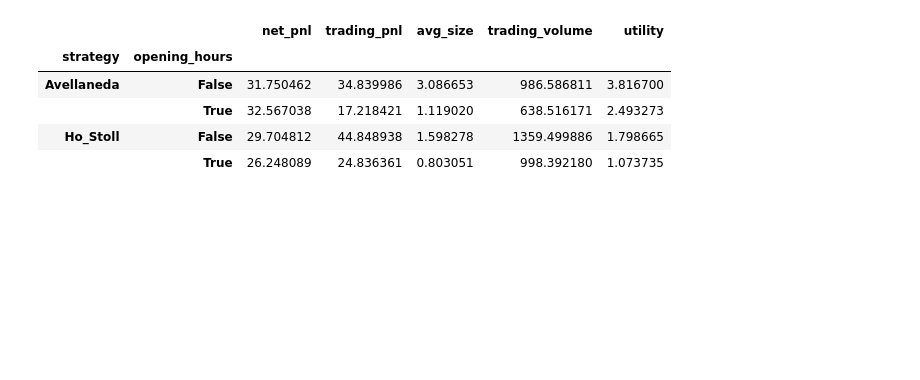
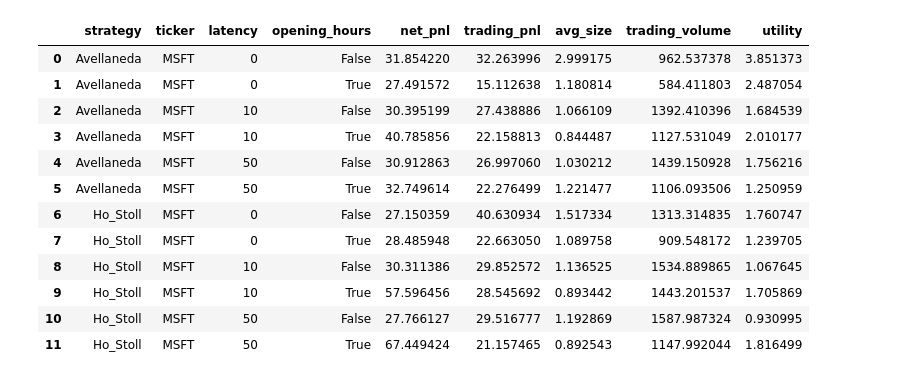
Before and after one commit to singhnam23/market-making-simulator, a Jupyter notebook: notebooks/summary_statistics.ipynb, the cells around one changed output. Cells and saved outputs as stored; diff of their text form; code cells hidden in the pictures; blank space fills up the shorter version.

```diff
--- a/notebooks/summary_statistics.ipynb
+++ b/notebooks/summary_statistics.ipynb
@@ -19,12 +19,13 @@ import numpy as np
 pd.set_option('display.max_rows', 100)
 pd.set_option('display.max_columns', 80)
 # %%
-data1 = pd.read_csv('outputs/backtest_output_avellaneda.csv')
+data1 = pd.read_csv('outputs2/backtest_output_avellaneda.csv')
 data1['strategy'] = 'Avellaneda'
 
-data2 = pd.read_csv('outputs/backtest_output_ho_and_stoll.csv')
+data2 = pd.read_csv('outputs2/backtest_output_ho_and_stoll.csv')
 data2['strategy'] = 'Ho_Stoll'
 
 data_df = pd.concat([data1, data2])
+# data_df = pd.concat([data1])
 data_df
 # %% [output]
@@ -58,4 +71,5 @@ Ho_Stoll    28.975480    42.013307  1.522605     1308.447289  1.712752
 # %%
-data_df['opening_hours'] = pd.to_datetime(data_df['Unnamed: 1']).dt.hour <= 14
-data_df.groupby(['strategy', 'opening_hours'])[columns].mean()
+## Summary Opening Hours
+data_df['opening_hours'] = pd.to_datetime(data_df['start_ts']).dt.hour <= 14
+data_df.groupby(['strategy',  'ticker', 'latency', 'opening_hours'])[columns].mean().reset_index()
 # %% [output]
@@ -68,10 +89,17 @@ data_df.groupby(['strategy', 'opening_hours'])[columns].mean()
 # %%
-data_df.groupby(['strategy', 'opening_hours'])[columns].std()
+data_df.groupby(['strategy',  'ticker', 'latency', 'opening_hours'])[columns].std().reset_index()
 # %% [output]
-|  |  | net_pnl | trading_pnl | avg_size | trading_volume | utility |
-| strategy | opening_hours |  |  |  |  |  |
-| Avellaneda | False | 31.750462 | 34.839986 | 3.086653 | 986.586811 | 3.816700 |
-|  | True | 32.567038 | 17.218421 | 1.119020 | 638.516171 | 2.493273 |
-| Ho_Stoll | False | 29.704812 | 44.848938 | 1.598278 | 1359.499886 | 1.798665 |
-|  | True | 26.248089 | 24.836361 | 0.803051 | 998.392180 | 1.073735 |
+|  | strategy | ticker | latency | opening_hours | net_pnl | trading_pnl | avg_size | trading_volume | utility |
+| 0 | Avellaneda | MSFT | 0 | False | 31.854220 | 32.263996 | 2.999175 | 962.537378 | 3.851373 |
+| 1 | Avellaneda | MSFT | 0 | True | 27.491572 | 15.112638 | 1.180814 | 584.411803 | 2.487054 |
+| 2 | Avellaneda | MSFT | 10 | False | 30.395199 | 27.438886 | 1.066109 | 1392.410396 | 1.684539 |
+| 3 | Avellaneda | MSFT | 10 | True | 40.785856 | 22.158813 | 0.844487 | 1127.531049 | 2.010177 |
+| 4 | Avellaneda | MSFT | 50 | False | 30.912863 | 26.997060 | 1.030212 | 1439.150928 | 1.756216 |
+| 5 | Avellaneda | MSFT | 50 | True | 32.749614 | 22.276499 | 1.221477 | 1106.093506 | 1.250959 |
+| 6 | Ho_Stoll | MSFT | 0 | False | 27.150359 | 40.630934 | 1.517334 | 1313.314835 | 1.760747 |
+| 7 | Ho_Stoll | MSFT | 0 | True | 28.485948 | 22.663050 | 1.089758 | 909.548172 | 1.239705 |
+| 8 | Ho_Stoll | MSFT | 10 | False | 30.311386 | 29.852572 | 1.136525 | 1534.889865 | 1.067645 |
+| 9 | Ho_Stoll | MSFT | 10 | True | 57.596456 | 28.545692 | 0.893442 | 1443.201537 | 1.705869 |
+| 10 | Ho_Stoll | MSFT | 50 | False | 27.766127 | 29.516777 | 1.192869 | 1587.987324 | 0.930995 |
+| 11 | Ho_Stoll | MSFT | 50 | True | 67.449424 | 21.157465 | 0.892543 | 1147.992044 | 1.816499 |
 # %%
```
Also changed, not shown: parts of 16 cells of this notebook, 5 other files.
